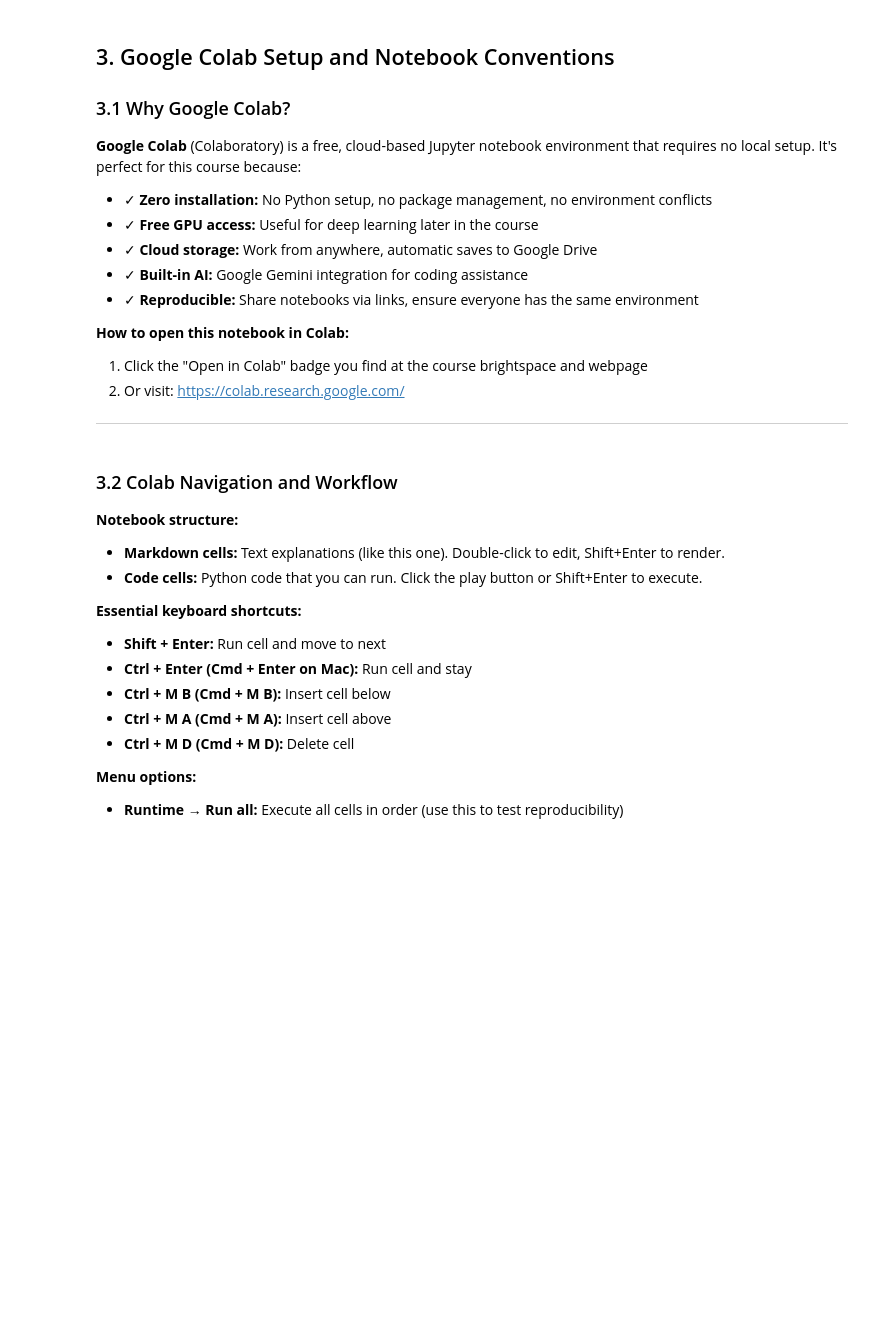
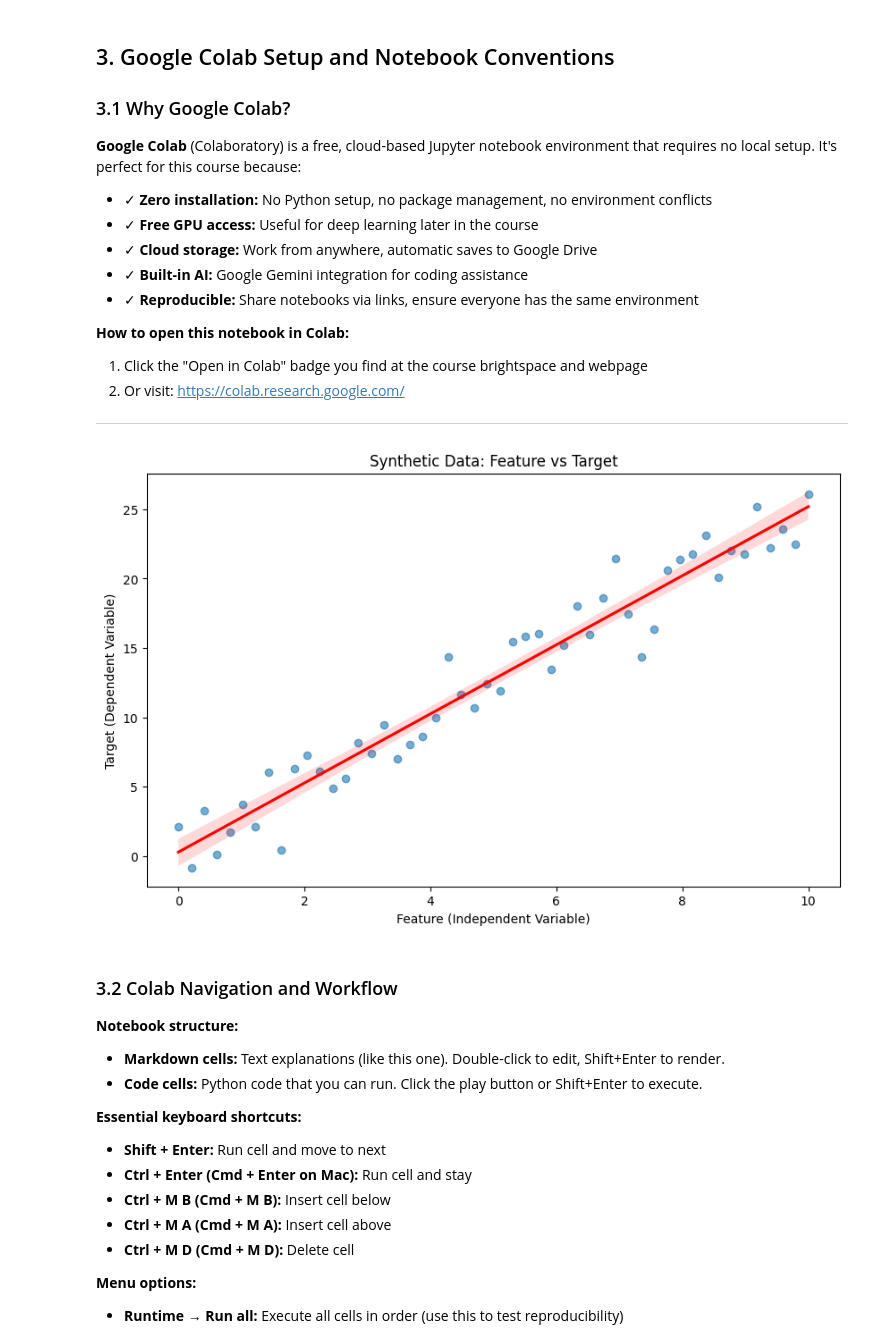
Before and after one commit to jayhemrajani/Login-Register-system, a Jupyter notebook: notebooks/nb00_launchpad_course_setup_student.ipynb, the cells around one changed output. Cells and saved outputs as stored; diff of their text form; code cells hidden in the pictures; blank space fills up the shorter version.

```diff
--- a/notebooks/nb00_launchpad_course_setup_student.ipynb
+++ b/notebooks/nb00_launchpad_course_setup_student.ipynb
@@ -159,6 +159,32 @@ Read the **course syllabus** in the course Brightspace page (and the syllabus do
 2. Or visit: [https://colab.research.google.com/](https://colab.research.google.com/)
 
 ---
+# %%
+import numpy as np
+import pandas as pd
+import matplotlib.pyplot as plt
+import seaborn as sns
+
+# Define the seed used in this course
+RANDOM_SEED = 474
+np.random.seed(RANDOM_SEED)
+
+# Generate synthetic data
+x = np.linspace(0, 10, 50)
+y = 2.5 * x + np.random.normal(0, 2, 50)
+
+# Create a DataFrame
+data = pd.DataFrame({'Feature': x, 'Target': y})
+
+# Plot the data
+plt.figure(figsize=(10, 6))
+sns.regplot(data=data, x='Feature', y='Target', scatter_kws={'alpha':0.6}, line_kws={'color':'red'})
+plt.title('Synthetic Data: Feature vs Target')
+plt.xlabel('Feature (Independent Variable)')
+plt.ylabel('Target (Dependent Variable)')
+plt.show()
+# %% [output]
+[figure, added]
 # %% [markdown]
 ### 3.2 Colab Navigation and Workflow
 
```
